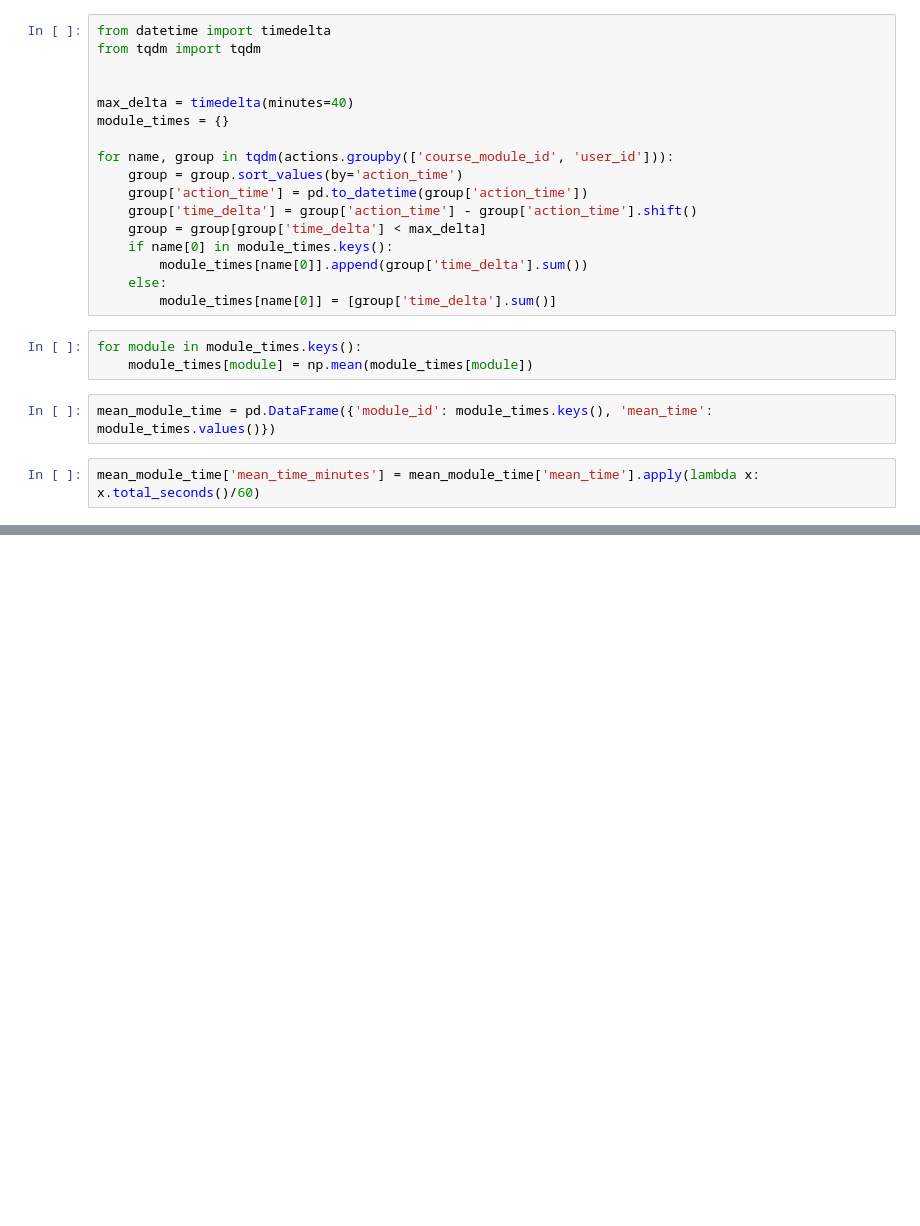
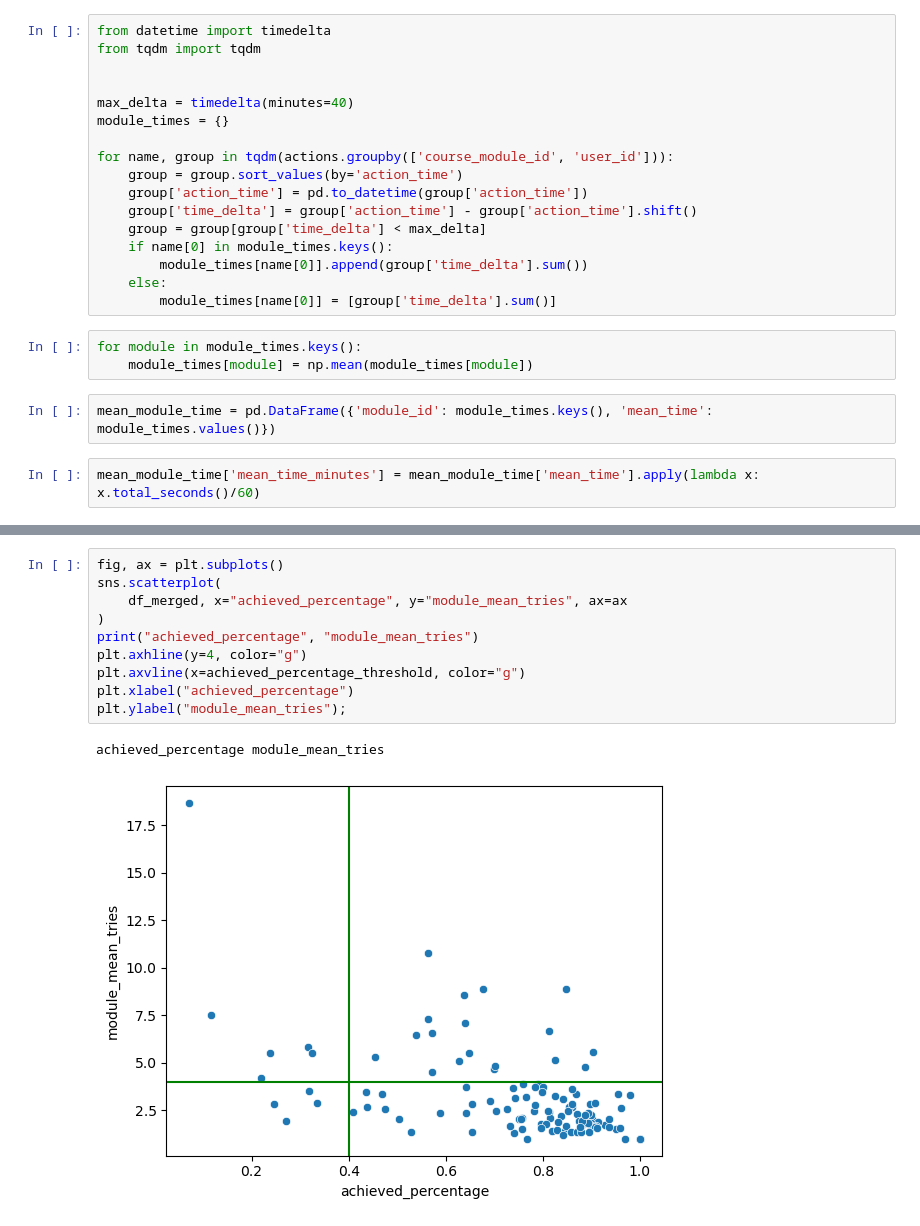
Before and after one commit to pt0p/metrics-for-educational-courses, a Jupyter notebook: module_metrics_research.ipynb, the cells around one changed output, grey strips where cells are left out. Drawn from its saved outputs; the diff is of its cells as text; blank space fills up the shorter version.

```diff
--- a/module_metrics_research.ipynb
+++ b/module_metrics_research.ipynb
@@ -442,0 +540,13 @@ sns.histplot(mean_module_time['mean_time_minutes'])
+# %%
+fig, ax = plt.subplots()
+sns.scatterplot(
+    df_merged, x="achieved_percentage", y="module_mean_tries", ax=ax
+)
+print("achieved_percentage", "module_mean_tries")
+plt.axhline(y=4, color="g")
+plt.axvline(x=achieved_percentage_threshold, color="g")
+plt.xlabel("achieved_percentage")
+plt.ylabel("module_mean_tries");
+# %% [output]
+achieved_percentage module_mean_tries
+[figure, added]
```
Also changed, not shown: parts of 18 cells of this notebook.
